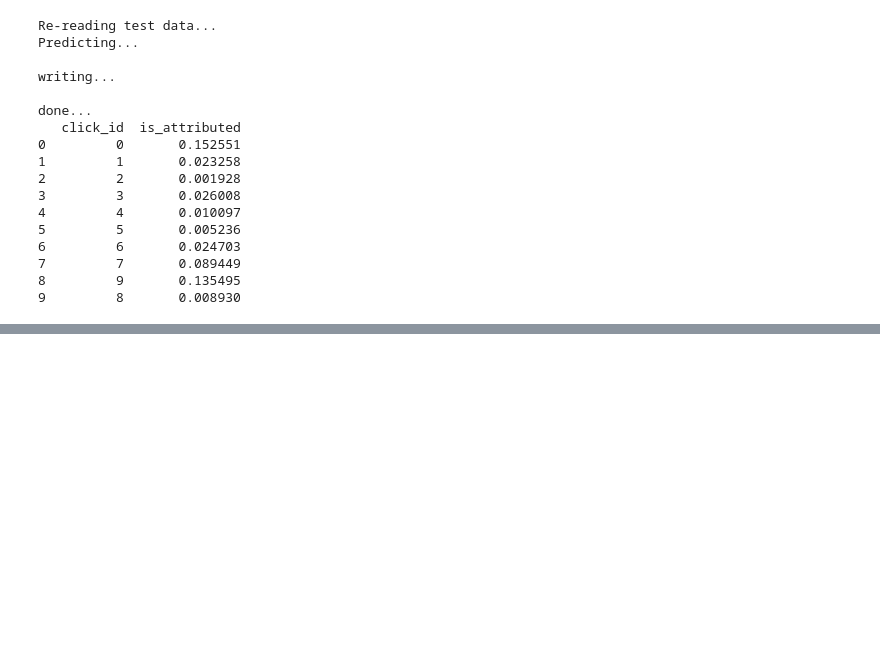
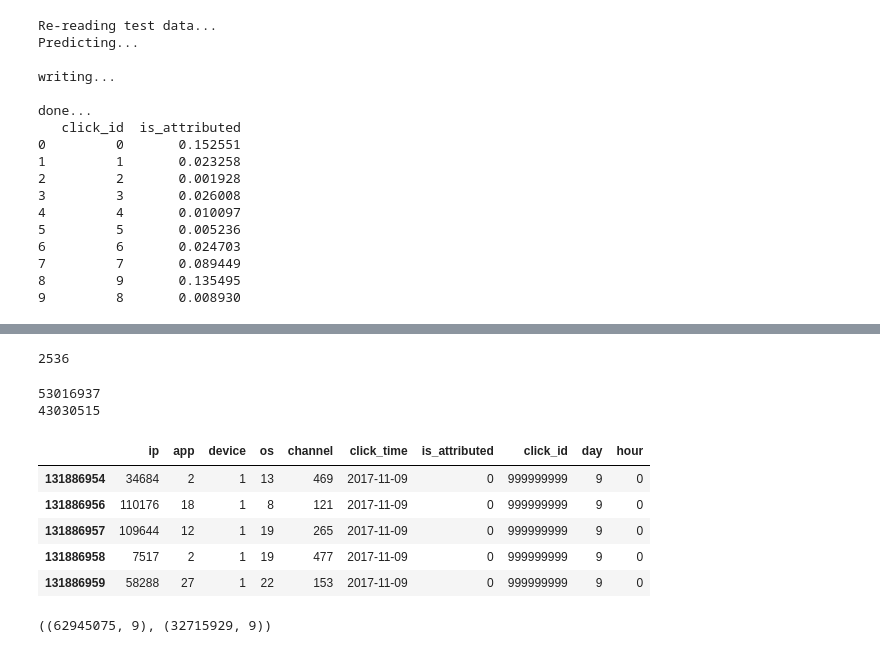
Before and after one commit to zachlandes/fastai, a Jupyter notebook: courses/ml1/fraud-experiments.ipynb, the cells around one changed output, grey strips where cells are left out. Drawn from its saved outputs; the diff is of its cells as text; code cells hidden in the pictures; blank space fills up the shorter version.

Commit message:
proper training set

```diff
--- a/courses/ml1/fraud-experiments.ipynb
+++ b/courses/ml1/fraud-experiments.ipynb
@@ -1781,0 +1861,4 @@ done...
+# %%
+gc.collect()
+# %% [output]
+2536
@@ -1781,0 +1867,36 @@ done...
+# %%
+train_df = pd.read_feather(f'{inpath}/tmp/train_df2.feather')
+# %%
+#get the day column for all rows
+train_df['day'] = pd.to_datetime(train_df.click_time).dt.day.astype('uint8')
+gc.collect()
+
+#limit train to day 8 and test to day 9
+train_df = train_df[train_df.day.isin([8,9])]
+val_df = train_df[train_df.day == 9].copy()
+train_df = train_df[train_df.day == 8]
+
+# get IPs that appear in test and filter validation df to only rows with them
+test_ips = test_df.ip.unique()
+val_df = val_df[val_df.ip.isin(test_ips)]
+
+# filter val_df to hours that are in test
+val_df['hour'] = pd.to_datetime(val_df.click_time).dt.hour.astype('uint8')
+val_df.head()
+# %% [output]
+53016937
+43030515
+|  | ip | app | device | os | channel | click_time | is_attributed | click_id | day | hour |
+| 131886954 | 34684 | 2 | 1 | 13 | 469 | 2017-11-09 | 0 | 999999999 | 9 | 0 |
+| 131886956 | 110176 | 18 | 1 | 8 | 121 | 2017-11-09 | 0 | 999999999 | 9 | 0 |
+| 131886957 | 109644 | 12 | 1 | 19 | 265 | 2017-11-09 | 0 | 999999999 | 9 | 0 |
+| 131886958 | 7517 | 2 | 1 | 19 | 477 | 2017-11-09 | 0 | 999999999 | 9 | 0 |
+| 131886959 | 58288 | 27 | 1 | 22 | 153 | 2017-11-09 | 0 | 999999999 | 9 | 0 |
+# %%
+val_df = val_df[val_df.hour.isin(range(4,16))]
+
+val_df.drop(['hour'], axis=1, inplace=True)
+
+train_df.shape, val_df.shape
+# %% [output]
+((62945075, 9), (32715929, 9))
```
Also changed, not shown: parts of 7 cells of this notebook.
